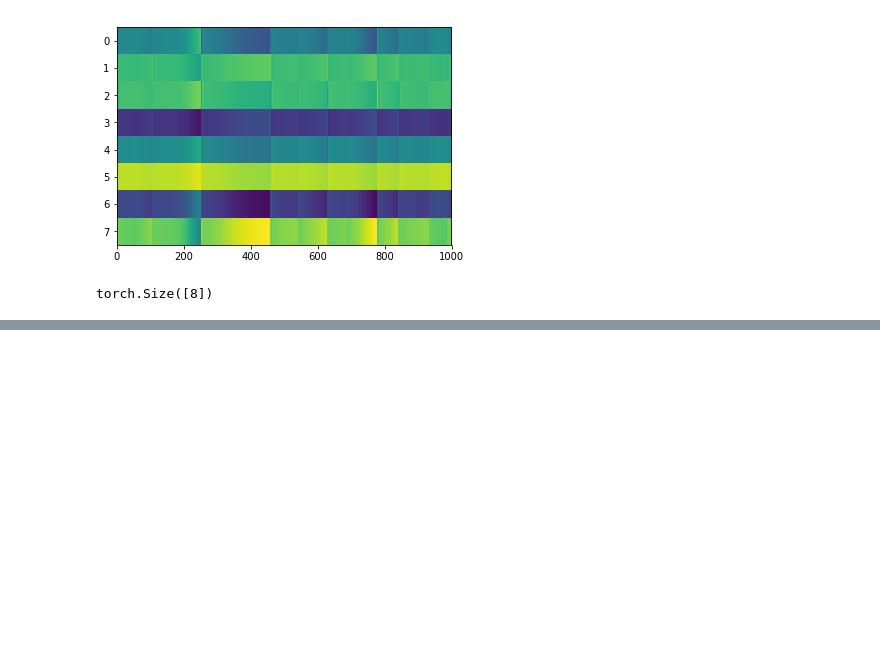
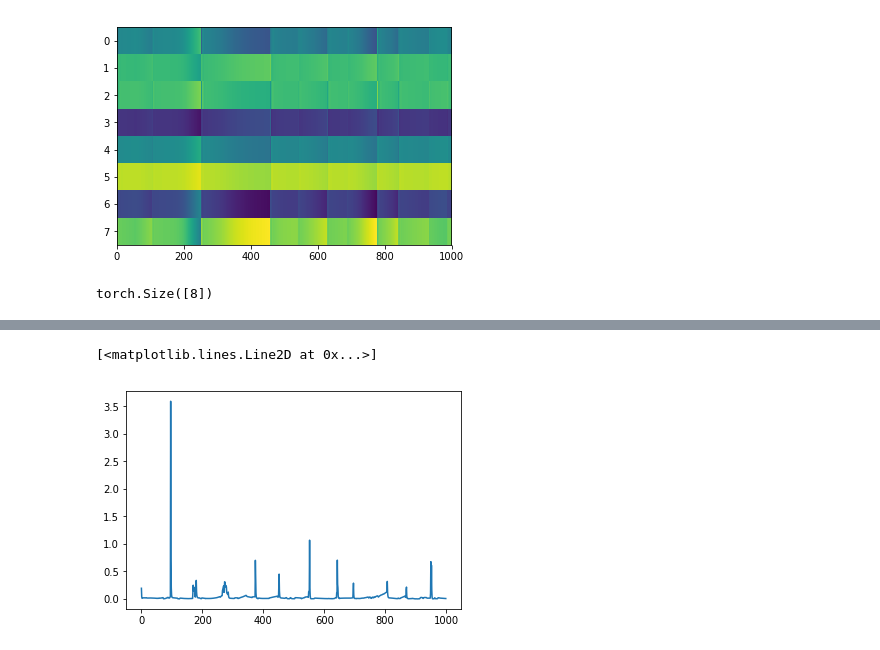
Before and after one commit to FishAres/PredyNet, a Jupyter notebook: Lunar Lander hacky attempt.ipynb, the cells around one changed output, grey strips where cells are left out. Drawn from its saved outputs; the diff is of its cells as text; code cells hidden in the pictures; blank space fills up the shorter version.

```diff
--- a/Lunar Lander hacky attempt.ipynb
+++ b/Lunar Lander hacky attempt.ipynb
@@ -195,0 +236,5 @@ plt.plot(yPrev[1].squeeze().data.numpy())
+# %%
+plt.plot(Loss)
+# %% [output]
+[<matplotlib.lines.Line2D at 0x...>]
+[figure, added]
```
Also changed, not shown: parts of 9 cells of this notebook, 1 other file.
